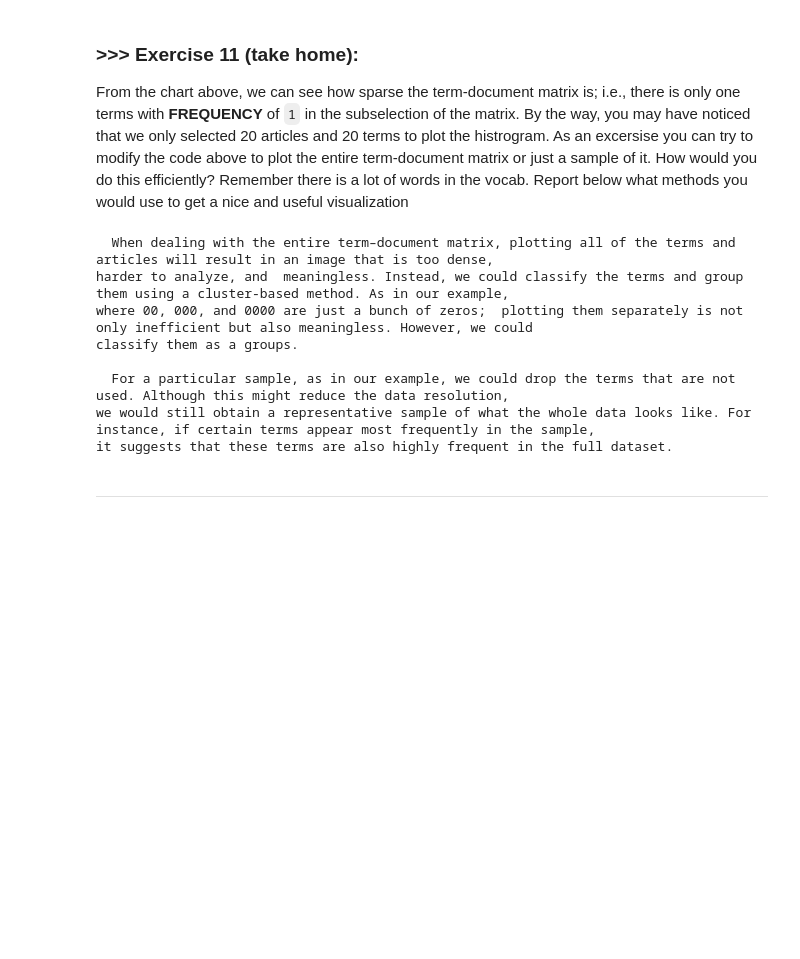
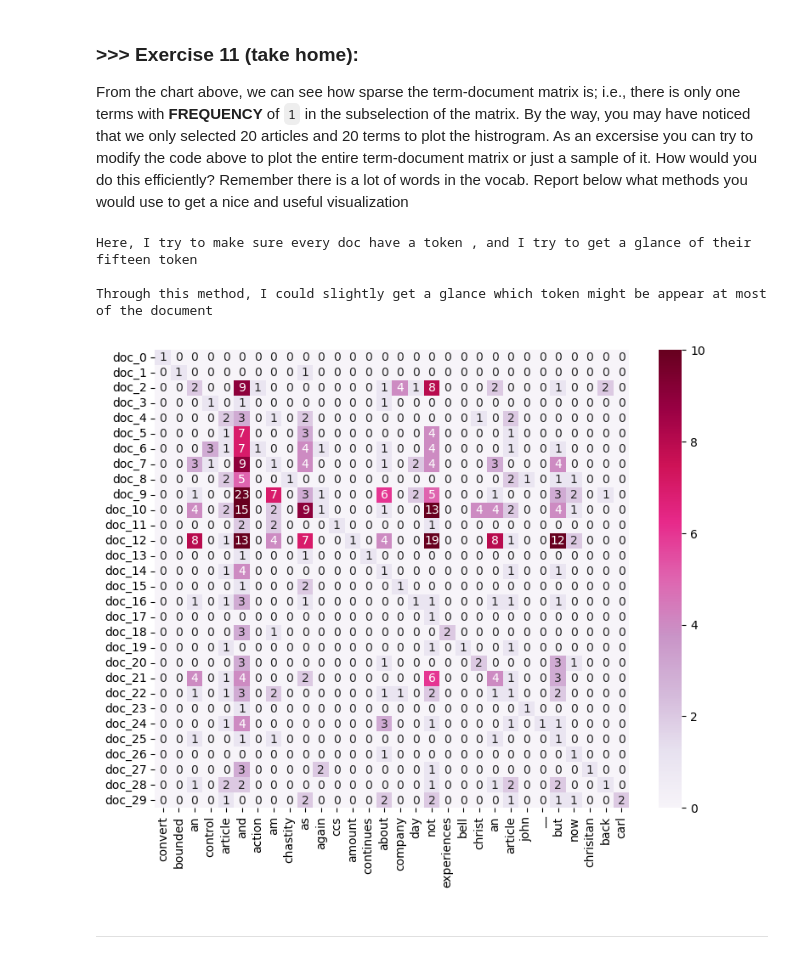
Before and after one commit to shaohong722/DM2025-Lab1-Exercise, a Jupyter notebook: DM2025-Lab1-Master.ipynb, the cells around one changed output. Drawn from its saved outputs; the diff is of its cells as text; code cells hidden in the pictures; blank space fills up the shorter version.

```diff
--- a/DM2025-Lab1-Master.ipynb
+++ b/DM2025-Lab1-Master.ipynb
@@ -1175,29 +1175,37 @@ Check out more beautiful color palettes here: https://python-graph-gallery.com/1
 # %% [markdown]
 ### **>>> Exercise 11 (take home):**
 From the chart above, we can see how sparse the term-document matrix is; i.e., there is only one terms with **FREQUENCY** of `1` in the subselection of the matrix. By the way, you may have noticed that we only selected 20 articles and 20 terms to plot the histrogram. As an excersise you can try to modify the code above to plot the entire term-document matrix or just a sample of it. How would you do this efficiently? Remember there is a lot of words in the vocab. Report below what methods you would use to get a nice and useful visualization
-# %%
-# Answer here
-
-print('''
-  When dealing with the entire term–document matrix, plotting all of the terms and articles will result in an image that is too dense,
-harder to analyze, and  meaningless. Instead, we could classify the terms and group them using a cluster-based method. As in our example,
-where 00, 000, and 0000 are just a bunch of zeros;  plotting them separately is not only inefficient but also meaningless. However, we could
-classify them as a groups.
-
-  For a particular sample, as in our example, we could drop the terms that are not used. Although this might reduce the data resolution,
-we would still obtain a representative sample of what the whole data looks like. For instance, if certain terms appear most frequently in the sample,
-it suggests that these terms are also highly frequent in the full dataset.
-
-''')
-# %% [output]
-  When dealing with the entire term–document matrix, plotting all of the terms and articles will result in an image that is too dense,
-harder to analyze, and  meaningless. Instead, we could classify the terms and group them using a cluster-based method. As in our example,
-where 00, 000, and 0000 are just a bunch of zeros;  plotting them separately is not only inefficient but also meaningless. However, we could
-classify them as a groups.
-
-  For a particular sample, as in our example, we could drop the terms that are not used. Although this might reduce the data resolution,
-we would still obtain a representative sample of what the whole data looks like. For instance, if certain terms appear most frequently in the sample,
-it suggests that these terms are also highly frequent in the full dataset.
+# %%
+# Answer here
+
+print('''
+Here, I try to make sure every doc have a token , and I try to get a glance of their fifteen token
+''')
+
+Term = []
+Token_index = 15
+Document_Size = 30
+
+#Getting the fifteen token of the first 30 document
+for i in range(Document_Size):
+    Term.append(np.nonzero(X_counts[i].toarray())[1][Token_index])
+
+
+plot_x = [count_vect.get_feature_names_out()[t] for t in Term] #index of document 15th token
+plot_y = ["doc_" + str(i) for i in range(Document_Size)] # 30 doc
+plot_z = X_counts[0:Document_Size, Term].toarray()  #X_counts[how many documents, how many terms]
+
+df_todraw = pd.DataFrame(plot_z, columns=plot_x, index=plot_y)
+
+plt.subplots(figsize=(9, 7))
+ax = sns.heatmap(df_todraw, cmap="PuRd", vmin=0, vmax=10, annot=True)
+
+print('Through this method, I could slightly get a glance which token might be appear at most of the document')
+# %% [output]
+Here, I try to make sure every doc have a token , and I try to get a glance of their fifteen token
+
+Through this method, I could slightly get a glance which token might be appear at most of the document
+[figure, added]
 # %% [markdown]
 ---
 # %% [markdown]
```
Also changed, not shown: parts of 21 cells of this notebook, 3 other files.
